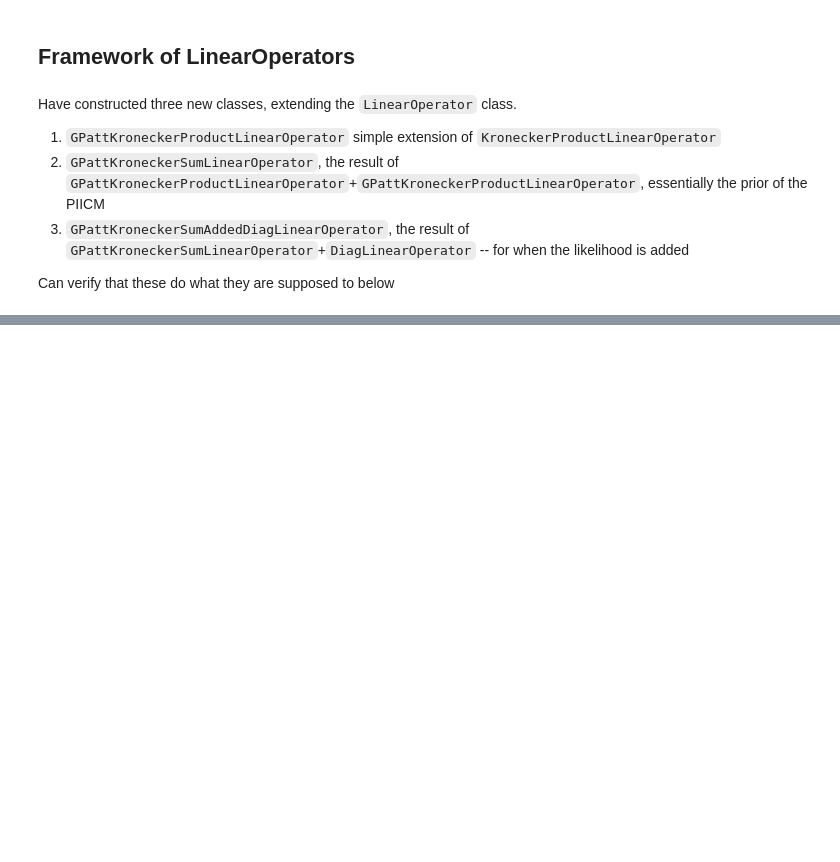
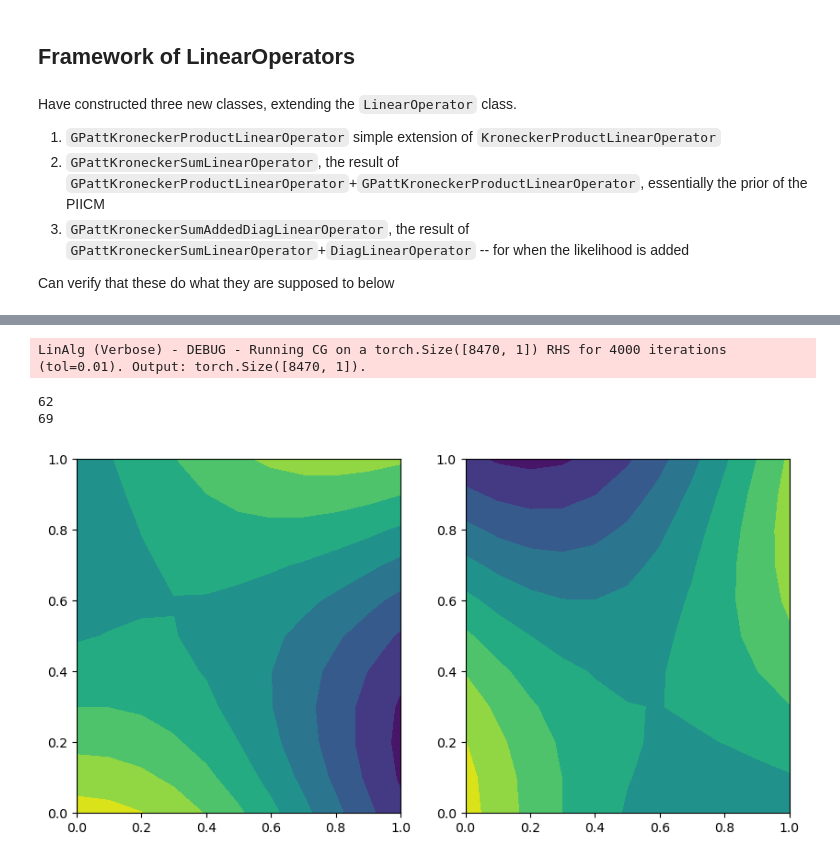
Before and after one commit to ltronneb/pimogp, a Jupyter notebook: notebooks/PIICM_implementation.ipynb, the cells around one changed output, grey strips where cells are left out. Cells and saved outputs as stored; diff of their text form; code cells hidden in the pictures; blank space fills up the shorter version.

```diff
--- a/notebooks/PIICM_implementation.ipynb
+++ b/notebooks/PIICM_implementation.ipynb
@@ -55,0 +186,8 @@ I need to make a version of the `FixedNoiseMultitaskGaussianLikelihood` which sh
+# %%
+# Define some constants
+if symmetric:
+    N_tasks = 2*N_T
+else:
+    N_tasks = N_T
+N_total = y.numel()
+N_obs = int(N_total-N_missing)
@@ -55,0 +294,16 @@ I need to make a version of the `FixedNoiseMultitaskGaussianLikelihood` which sh
+# %%
+# Evaluate model
+model.eval()
+likelihood.eval()
+
+
+# Test points are regularly spaced along [0,1]
+# Make predictions by feeding model through likelihood
+with torch.no_grad(), gpytorch.settings.max_cg_iterations(4000):
+    with gpytorch.settings.skip_posterior_variances(True), gpytorch.settings.verbose_linalg(True):
+        with gpytorch.settings.max_preconditioner_size(0):
+            predictions = likelihood(model(X))
+            mean = predictions.mean
+            #lower, upper = predictions.confidence_region()
+# %% [output]
+LinAlg (Verbose) - DEBUG - Running CG on a torch.Size([8470, 1]) RHS for 4000 iterations (tol=0.01). Output: torch.Size([8470, 1]).
@@ -55,0 +317,27 @@ I need to make a version of the `FixedNoiseMultitaskGaussianLikelihood` which sh
+# %%
+# Plot
+[Xt,Yt] = np.meshgrid(X[:,0].unique().numpy(),X[:,1].unique().numpy())
+%matplotlib inline
+#f, ((y1_ax, y2_ax), (y3_ax, y4_ax), (y5_ax, y6_ax)) = plt.subplots(3, 2, figsize=(40, 60))
+f, (y1_ax, y2_ax) = plt.subplots(1, 2, figsize=(10, 5))
+cell = 4
+drug = 6
+task = (cell*2*N_D) + drug
+print(task)
+task_reflected = task + N_D
+print(task_reflected)
+y1_ax.contourf(Xt,Yt,mean[:,task].reshape(Xt.shape).detach().numpy(),cmap='viridis')
+y2_ax.contourf(Xt,Yt,mean[:,task_reflected].reshape(Xt.shape).detach().numpy(),cmap='viridis')
+#task = 1
+#task_reflected = task + N_D
+#y3_ax.contourf(Xt,Yt,mean[:,task].reshape(Xt.shape).detach().numpy(),cmap='viridis')
+#y4_ax.contourf(Xt,Yt,mean[:,task_reflected].reshape(Xt.shape).detach().numpy(),cmap='viridis')
+#task = 2
+#task_reflected = task + N_D
+#y5_ax.contourf(Xt,Yt,mean[:,task].reshape(Xt.shape).detach().numpy(),cmap='viridis')
+#y6_ax.contourf(Xt,Yt,mean[:,task_reflected].reshape(Xt.shape).detach().numpy(),cmap='viridis')
+None
+# %% [output]
+62
+69
+[figure, added]
```
Also changed, not shown: parts of 17 cells of this notebook.
